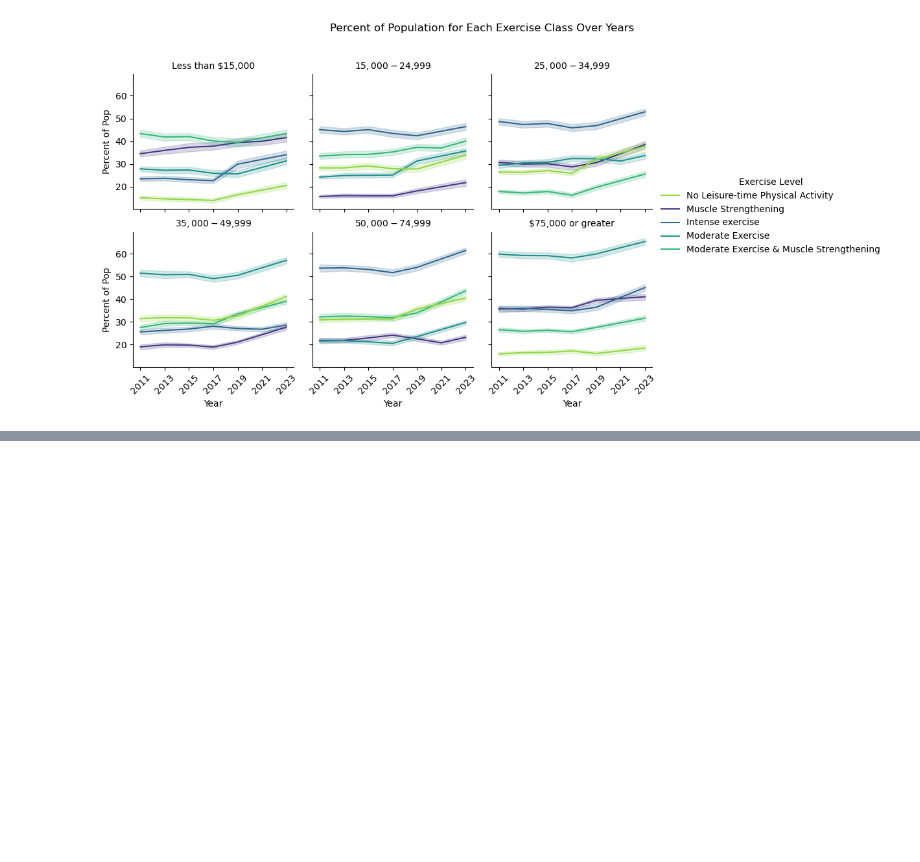
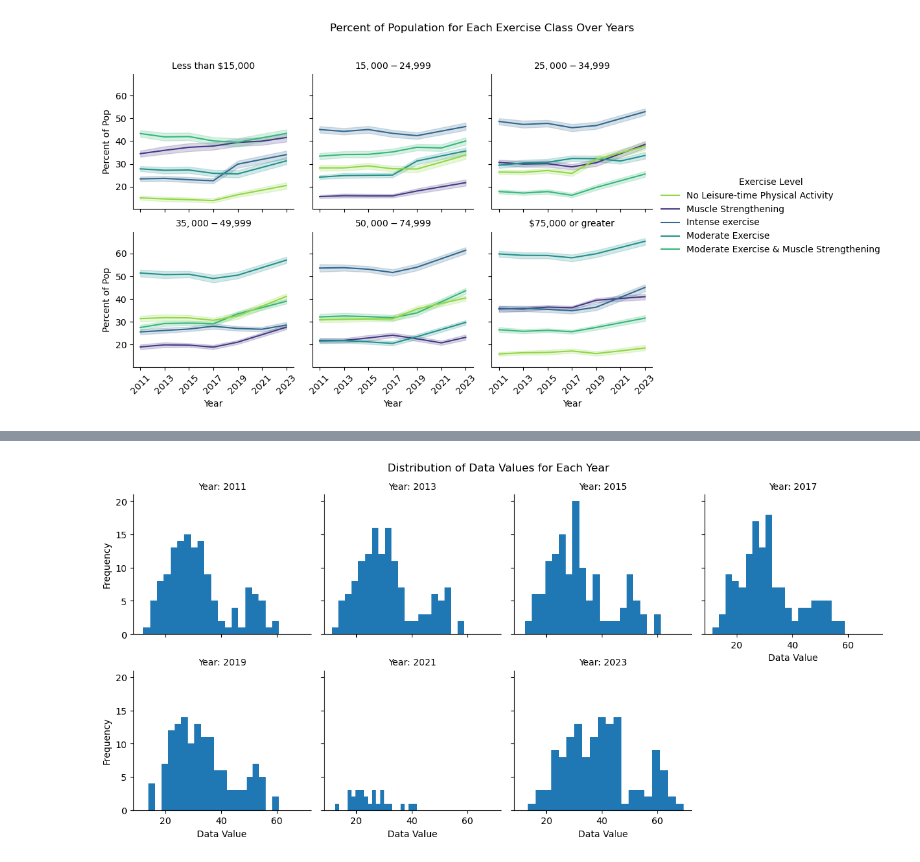
Before and after one commit to INFO-511-F24/final-project-TheOutliers, a Jupyter notebook: Code-Notebooks/Workspace_CML.ipynb, the cells around one changed output, grey strips where cells are left out. Cells and saved outputs as stored; diff of their text form; code cells hidden in the pictures; blank space fills up the shorter version.

```diff
--- a/Code-Notebooks/Workspace_CML.ipynb
+++ b/Code-Notebooks/Workspace_CML.ipynb
@@ -356,3 +356,6 @@ g.add_legend(title='Exercise Level')
 plt.show()
 # %% [output]
 [figure]
+# %%
+activity_US = activity[activity['LocationAbbr']=='US']
+activity_US.head(10)
@@ -358,0 +374,19 @@ plt.show()
+# %%
+### New viz with just full nation
+# Create the facet grid of histograms
+# Use FacetGrid to create a grid of histograms split by 'YearStart'
+g = sns.FacetGrid(activity_US, col="Year", col_wrap=4, height=3)
+g.map(plt.hist, 'Data_Value', bins=20)
+
+# Adding some additional aesthetic enhancements
+g.set_titles('Year: {col_name}')  # Set titles for each subplot
+g.set_axis_labels('Data Value', 'Frequency')  # Set axis labels
+
+# Adjust the axis and display the plots
+plt.subplots_adjust(top=0.9)
+g.fig.suptitle('Distribution of Data Values for Each Year')  # Overall title for all subplots
+
+# Show the plot
+plt.show()
+# %% [output]
+[figure, added]
```
Also changed, not shown: parts of 5 cells of this notebook.
